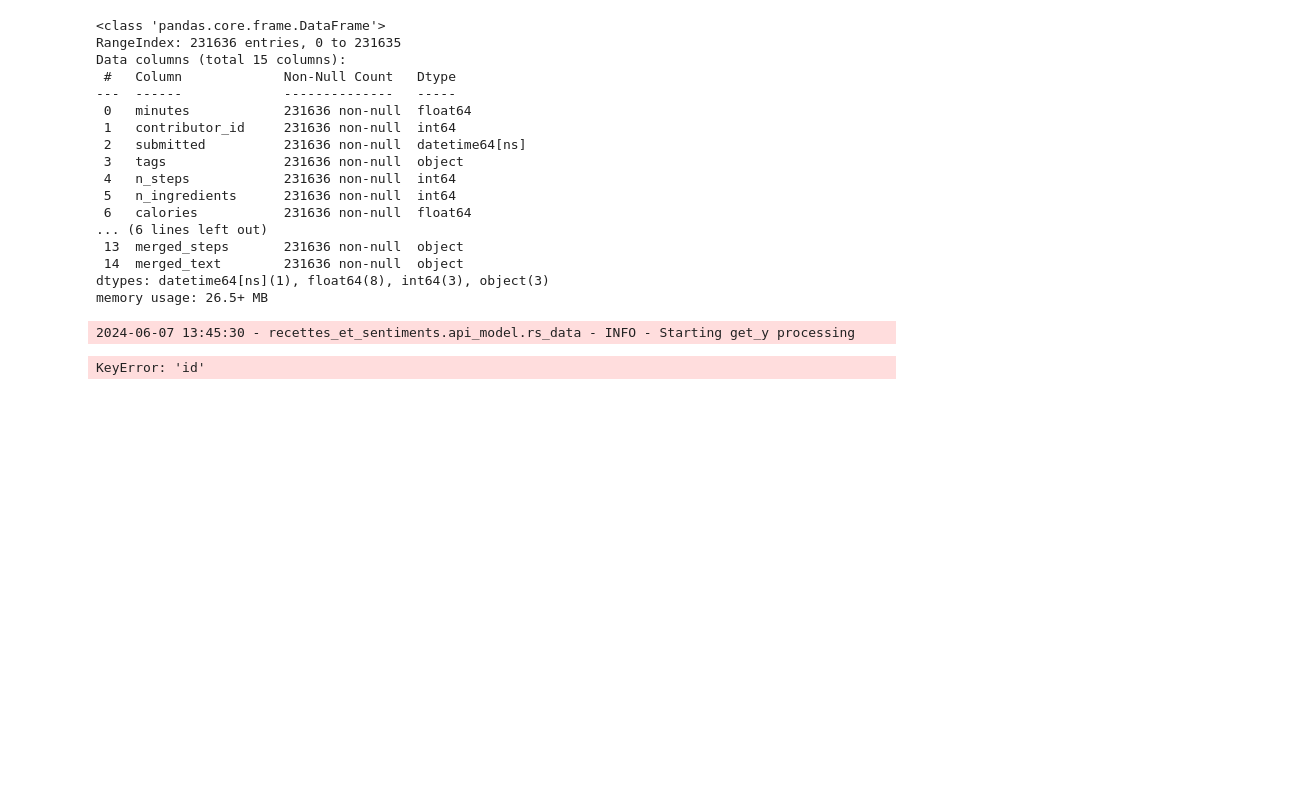
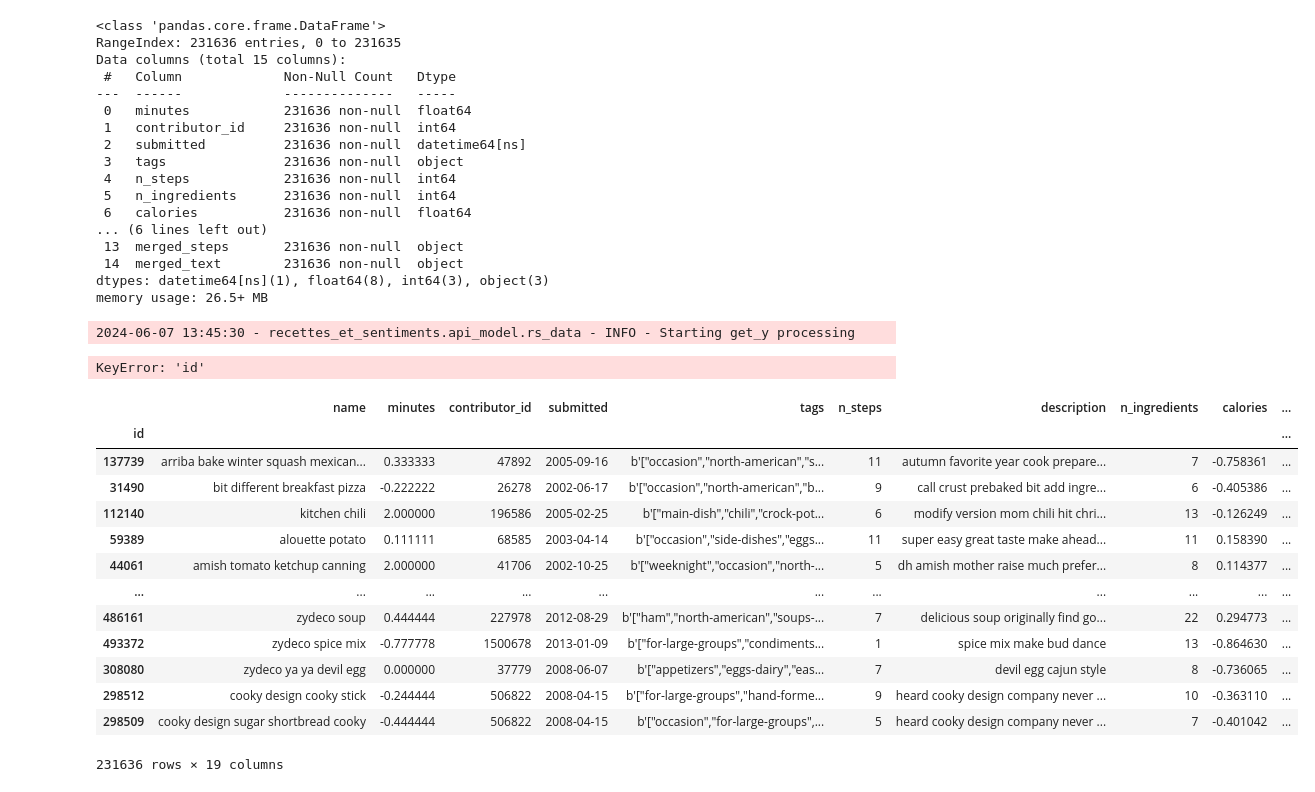
Before and after one commit to Nanouna/recettes-et-sentiments, a Jupyter notebook: Thomas.ipynb, the cells around one changed output. Drawn from its saved outputs; the diff is of its cells as text; code cells hidden in the pictures; blank space fills up the shorter version.

```diff
--- a/Thomas.ipynb
+++ b/Thomas.ipynb
@@ -666,3 +666,21 @@ preproc_with_rating = rs_data.get_y(preproc,reviews)
 # %% [output]
 2024-06-07 13:45:30 - recettes_et_sentiments.api_model.rs_data - INFO - Starting get_y processing
 KeyError: 'id'
+# %%
+import pandas as pd
+pd.read_parquet('../batch-1672-recettes-et-sentiments-data/last_preproc_we_hope.parquet')
+# %% [output]
+|  | name | minutes | contributor_id | submitted | tags | n_steps | description | n_ingredients | calories | ... |
+| id |  |  |  |  |  |  |  |  |  | ... |
+| 137739 | arriba bake winter squash mexican... | 0.333333 | 47892 | 2005-09-16 | b'["occasion","north-american","s... | 11 | autumn favorite year cook prepare... | 7 | -0.758361 | ... |
+| 31490 | bit different breakfast pizza | -0.222222 | 26278 | 2002-06-17 | b'["occasion","north-american","b... | 9 | call crust prebaked bit add ingre... | 6 | -0.405386 | ... |
+| 112140 | kitchen chili | 2.000000 | 196586 | 2005-02-25 | b'["main-dish","chili","crock-pot... | 6 | modify version mom chili hit chri... | 13 | -0.126249 | ... |
+| 59389 | alouette potato | 0.111111 | 68585 | 2003-04-14 | b'["occasion","side-dishes","eggs... | 11 | super easy great taste make ahead... | 11 | 0.158390 | ... |
+| 44061 | amish tomato ketchup canning | 2.000000 | 41706 | 2002-10-25 | b'["weeknight","occasion","north-... | 5 | dh amish mother raise much prefer... | 8 | 0.114377 | ... |
+| ... | ... | ... | ... | ... | ... | ... | ... | ... | ... | ... |
+| 486161 | zydeco soup | 0.444444 | 227978 | 2012-08-29 | b'["ham","north-american","soups-... | 7 | delicious soup originally find go... | 22 | 0.294773 | ... |
+| 493372 | zydeco spice mix | -0.777778 | 1500678 | 2013-01-09 | b'["for-large-groups","condiments... | 1 | spice mix make bud dance | 13 | -0.864630 | ... |
+| 308080 | zydeco ya ya devil egg | 0.000000 | 37779 | 2008-06-07 | b'["appetizers","eggs-dairy","eas... | 7 | devil egg cajun style | 8 | -0.736065 | ... |
+| 298512 | cooky design cooky stick | -0.244444 | 506822 | 2008-04-15 | b'["for-large-groups","hand-forme... | 9 | heard cooky design company never ... | 10 | -0.363110 | ... |
+| 298509 | cooky design sugar shortbread cooky | -0.444444 | 506822 | 2008-04-15 | b'["occasion","for-large-groups",... | 5 | heard cooky design company never ... | 7 | -0.401042 | ... |
+231636 rows × 19 columns
```
Also changed, not shown: 1 other file.
